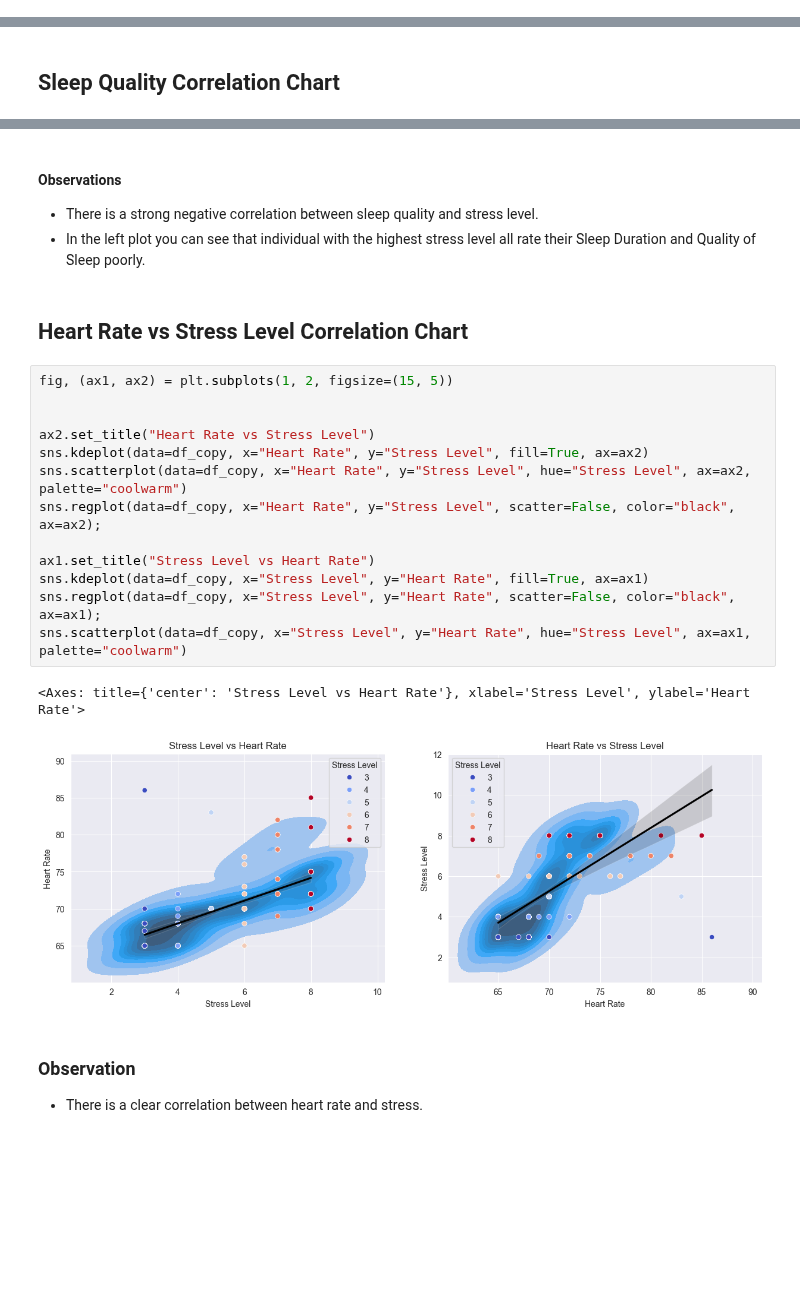
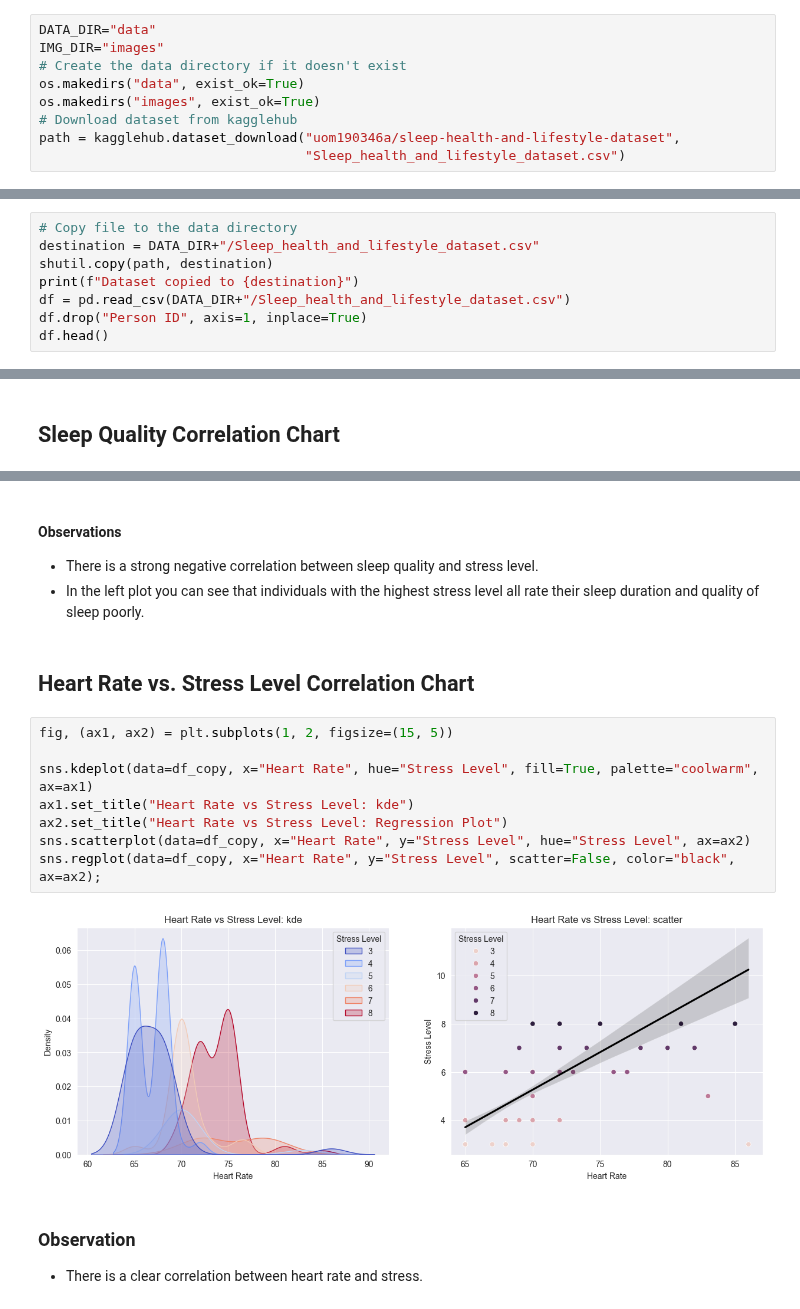
Before and after one commit to DanielLevenstein/stress_vs_physical_activity_data_exploration, a Jupyter notebook: sleep_health_data_analysis_normalized.ipynb, the cells around one changed output, grey strips where cells are left out. Cells and saved outputs as stored; diff of their text form; blank space fills up the shorter version.

Commit message:
Updated local copy with Kaggle changes

```diff
--- a/sleep_health_data_analysis_normalized.ipynb
+++ b/sleep_health_data_analysis_normalized.ipynb
@@ -36 +19,10 @@ df.head()
+# %%
+DATA_DIR="data"
+IMG_DIR="images"
+# Create the data directory if it doesn't exist
+os.makedirs("data", exist_ok=True)
+os.makedirs("images", exist_ok=True)
+# Download dataset from kagglehub
+path = kagglehub.dataset_download("uom190346a/sleep-health-and-lifestyle-dataset",
+                                  "Sleep_health_and_lifestyle_dataset.csv")
 # %% [markdown]
@@ -39,0 +30,8 @@ df.head()
+# %%
+# Copy file to the data directory
+destination = DATA_DIR+"/Sleep_health_and_lifestyle_dataset.csv"
+shutil.copy(path, destination)
+print(f"Dataset copied to {destination}")
+df = pd.read_csv(DATA_DIR+"/Sleep_health_and_lifestyle_dataset.csv")
+df.drop("Person ID", axis=1, inplace=True)
+df.head()
@@ -192,25 +190,19 @@ sns.regplot(data=df_agg, x="Sleep_Quality", y="Stress Level", scatter=False, col
 # %% [markdown]
 #### Observations
 - There is a strong negative correlation between sleep quality and stress level.
-- In the left plot you can see that individual with the highest stress level all rate their Sleep Duration and Quality of Sleep poorly.
+- In the left plot you can see that individuals with the highest stress level all rate their sleep duration and quality of sleep poorly.
 # %% [markdown]
-## Heart Rate vs Stress Level Correlation Chart
+## Heart Rate vs. Stress Level Correlation Chart
 # %%
 fig, (ax1, ax2) = plt.subplots(1, 2, figsize=(15, 5))
 
-
-ax2.set_title("Heart Rate vs Stress Level")
-sns.kdeplot(data=df_copy, x="Heart Rate", y="Stress Level", fill=True, ax=ax2)
-sns.scatterplot(data=df_copy, x="Heart Rate", y="Stress Level", hue="Stress Level", ax=ax2, palette="coolwarm")
+sns.kdeplot(data=df_copy, x="Heart Rate", hue="Stress Level", fill=True, palette="coolwarm", ax=ax1)
+ax1.set_title("Heart Rate vs Stress Level: kde")
+ax2.set_title("Heart Rate vs Stress Level: Regression Plot")
+sns.scatterplot(data=df_copy, x="Heart Rate", y="Stress Level", hue="Stress Level", ax=ax2)
 sns.regplot(data=df_copy, x="Heart Rate", y="Stress Level", scatter=False, color="black", ax=ax2);
-
-ax1.set_title("Stress Level vs Heart Rate")
-sns.kdeplot(data=df_copy, x="Stress Level", y="Heart Rate", fill=True, ax=ax1)
-sns.regplot(data=df_copy, x="Stress Level", y="Heart Rate", scatter=False, color="black", ax=ax1);
-sns.scatterplot(data=df_copy, x="Stress Level", y="Heart Rate", hue="Stress Level", ax=ax1, palette="coolwarm")
 # %% [output]
-<Axes: title={'center': 'Stress Level vs Heart Rate'}, xlabel='Stress Level', ylabel='Heart Rate'>
-[figure, old version]
+[figure, new version]
 # %% [markdown]
 ### Observation
 - There is a clear correlation between heart rate and stress.
```
Also changed, not shown: parts of 28 cells of this notebook, 4 other files.
